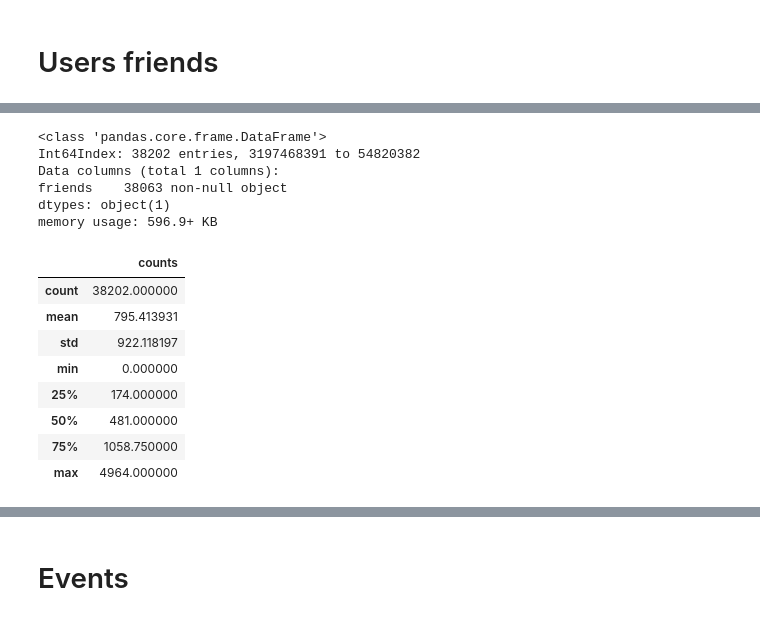
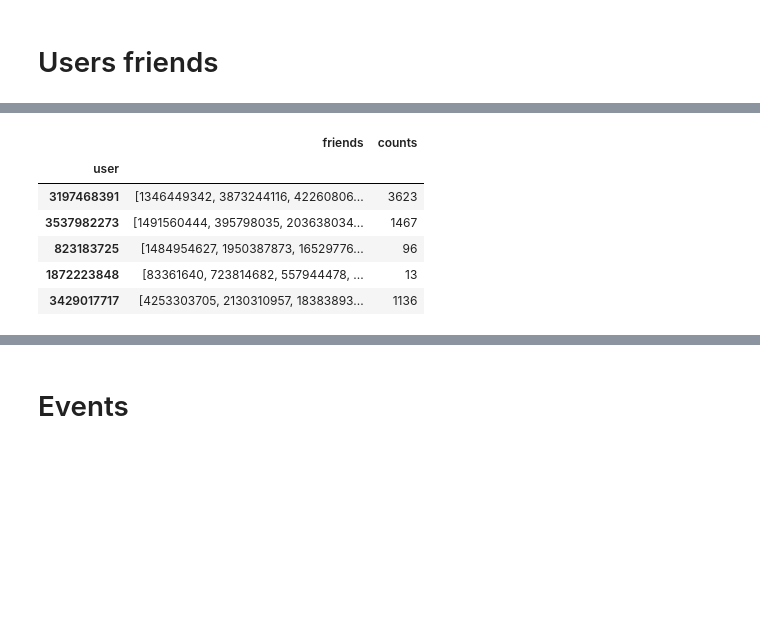
Before and after one commit to YRustt/Contests, a Jupyter notebook: Recomendation system/test.ipynb, the cells around one changed output, grey strips where cells are left out. Cells and saved outputs as stored; diff of their text form; code cells hidden in the pictures; blank space fills up the shorter version.

```diff
--- a/Recomendation system/test.ipynb
+++ b/Recomendation system/test.ipynb
@@ -55,24 +194,17 @@ user_friends.head()
-# %%
-user_friends.info()
-# %% [output]
-<class 'pandas.core.frame.DataFrame'>
-Int64Index: 38202 entries, 3197468391 to 54820382
-Data columns (total 1 columns):
-friends    38063 non-null object
-dtypes: object(1)
-memory usage: 596.9+ KB
 # %%
-user_friends['friends'] = user_friends['friends'].apply(lambda x: [int(x) for x in x.split()]
-                                                        if x is not np.nan else [])
+user_friends = pd.read_csv('data/user_friends.csv')
+user_friends.set_index('user', inplace=True)
+
+user_friends.friends = user_friends.friends.apply(lambda x: [int(x) for x in x.split()]
+                                                             if x is not np.nan else [])
 user_friends['counts'] = [len(x) for x in user_friends['friends']]
-user_friends.describe()
+
+user_friends.head()
 # %% [output]
-|  | counts |
-| count | 38202.000000 |
-| mean | 795.413931 |
-| std | 922.118197 |
-| min | 0.000000 |
-| 25% | 174.000000 |
-| 50% | 481.000000 |
-| 75% | 1058.750000 |
-| max | 4964.000000 |
+|  | friends | counts |
+| user |  |  |
+| 3197468391 | [1346449342, 3873244116, 42260806... | 3623 |
+| 3537982273 | [1491560444, 395798035, 203638034... | 1467 |
+| 823183725 | [1484954627, 1950387873, 16529776... | 96 |
+| 1872223848 | [83361640, 723814682, 557944478, ... | 13 |
+| 3429017717 | [4253303705, 2130310957, 18383893... | 1136 |
```
Also changed, not shown: parts of 20 cells of this notebook.
